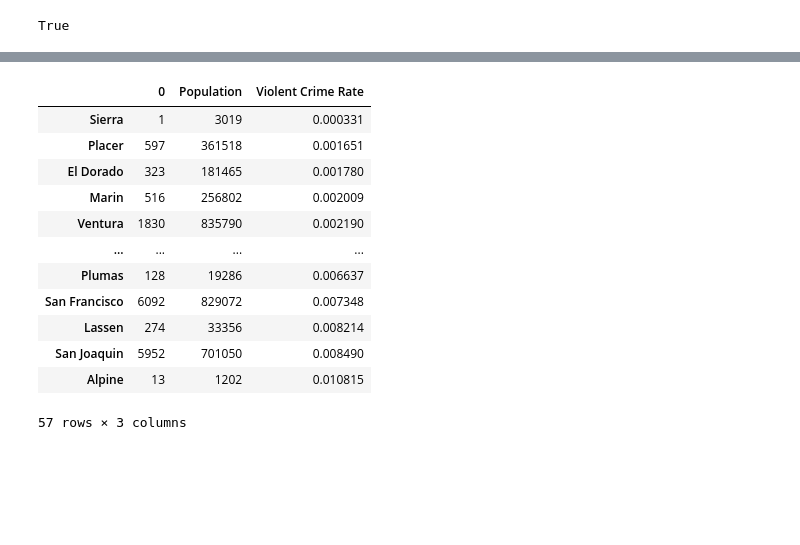
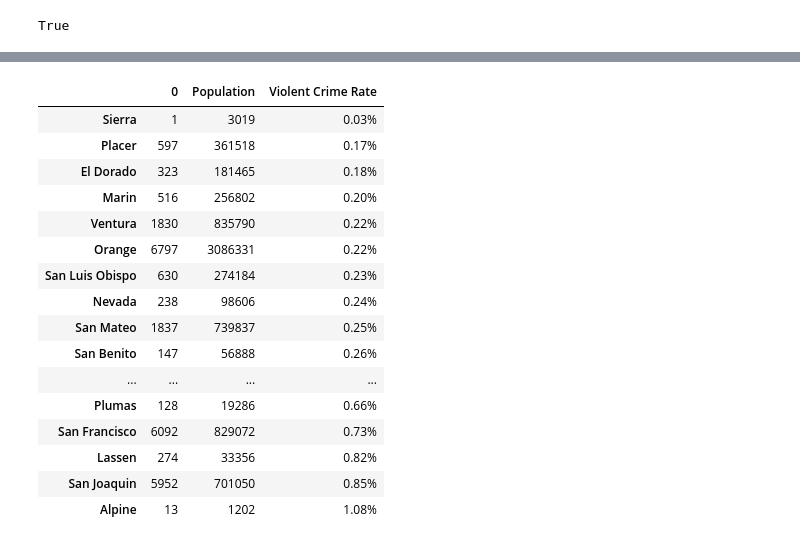
Before and after one commit to 52Godfrey/BestCityToLiveCA, a Jupyter notebook: Combined Crime Rate Notebook.ipynb, the cells around one changed output, grey strips where cells are left out. Drawn from its saved outputs; the diff is of its cells as text; code cells hidden in the pictures; blank space fills up the shorter version.

```diff
--- a/Combined Crime Rate Notebook.ipynb
+++ b/Combined Crime Rate Notebook.ipynb
@@ -69,25 +70,30 @@ CrimeTable
 # %%
 ViolentCrime = CrimeTable.drop([1, 2, 3, 4, 5, 6, 7, 8, 9, 10, 11, 12, 13, 14, 15, 16, 17, 18, 19, 20, 21, 22, 23])
 del ViolentCrime['Crimes']
 TransposeViolentCrime = ViolentCrime.T
 ViolentCrimeTable = TransposeViolentCrime.sort_values(by=[0])
 MergeViolentCrimeTable = ViolentCrimeTable.merge(IntPopTable, left_index=True, right_index=True)
 MergeViolentCrimeTable['Violent Crime Rate'] = MergeViolentCrimeTable[0]/IntPopTable['Population']
 FinalViolentCrimeRateTable = MergeViolentCrimeTable.sort_values(by=['Violent Crime Rate'])
+FinalViolentCrimeRateTable['Violent Crime Rate'] = FinalViolentCrimeRateTable['Violent Crime Rate'].map("{:.2%}".format)
 FinalViolentCrimeRateTable
 # %% [output]
 |  | 0 | Population | Violent Crime Rate |
-| Sierra | 1 | 3019 | 0.000331 |
-| Placer | 597 | 361518 | 0.001651 |
-| El Dorado | 323 | 181465 | 0.001780 |
-| Marin | 516 | 256802 | 0.002009 |
-| Ventura | 1830 | 835790 | 0.002190 |
+| Sierra | 1 | 3019 | 0.03% |
+| Placer | 597 | 361518 | 0.17% |
+| El Dorado | 323 | 181465 | 0.18% |
+| Marin | 516 | 256802 | 0.20% |
+| Ventura | 1830 | 835790 | 0.22% |
+| Orange | 6797 | 3086331 | 0.22% |
+| San Luis Obispo | 630 | 274184 | 0.23% |
+| Nevada | 238 | 98606 | 0.24% |
+| San Mateo | 1837 | 739837 | 0.25% |
+| San Benito | 147 | 56888 | 0.26% |
 | ... | ... | ... | ... |
-| Plumas | 128 | 19286 | 0.006637 |
-| San Francisco | 6092 | 829072 | 0.007348 |
-| Lassen | 274 | 33356 | 0.008214 |
-| San Joaquin | 5952 | 701050 | 0.008490 |
-| Alpine | 13 | 1202 | 0.010815 |
+| Plumas | 128 | 19286 | 0.66% |
+| San Francisco | 6092 | 829072 | 0.73% |
+| Lassen | 274 | 33356 | 0.82% |
+| San Joaquin | 5952 | 701050 | 0.85% |
+| Alpine | 13 | 1202 | 1.08% |
-57 rows × 3 columns
 # %%
 FinalViolentCrimeRateTable.to_csv('Total Violent Crime.csv', index=True)
```
Also changed, not shown: parts of 15 cells of this notebook, 14 other files.
